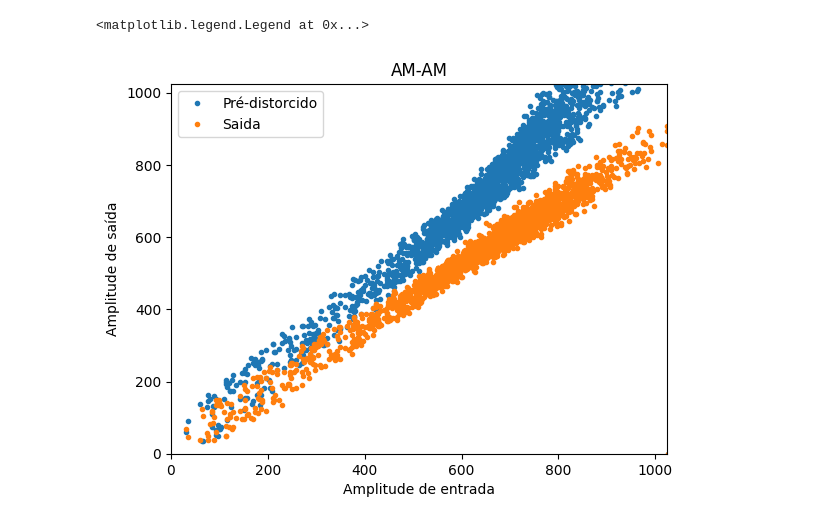
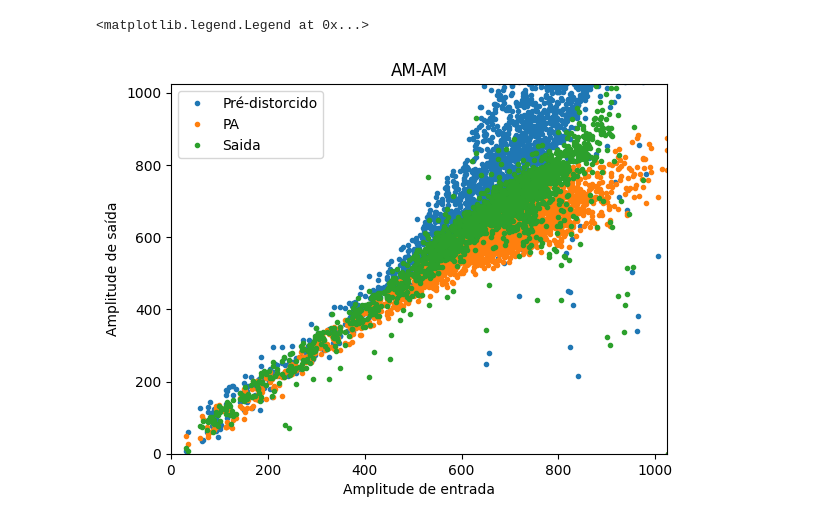
Before and after one commit to Je-Leo-AS/DPD, a Jupyter notebook: Atividade 5/MP.ipynb, the cells around one changed output. Drawn from its saved outputs; the diff is of its cells as text; code cells hidden in the pictures.

```diff
--- a/Atividade 5/MP.ipynb
+++ b/Atividade 5/MP.ipynb
@@ -106,8 +109,8 @@ def mp(P, M, xn):
                 XX[l-M-1, ((p-1)*(M+1))+m] = (np.abs(xn[l-m])**(2*p-2)*(xn[l-m]))[0]
     return XX
 
-readeq = lambda val, precision: np.floor(val / (2 ** precision))
-
+def readeq(val, precision):
+    return np.floor(val / (2 ** precision))
 
 def mp_int(P, M, xn, bits):
     L = xn.shape
@@ -253,33 +261,29 @@ plt.show()
 # %%
 M = 3
 P = 5
 p_bits = 10
-
+# normalização
 in_val_fixed = np.round(in_val_norm * (2 ** p_bits))
 out_val_fixed = np.round(out_val_norm * (2 ** p_bits))
 in_ext_fixed = np.round(in_ext_norm * (2 ** p_bits))
 out_ext_fixed = np.round(out_ext_norm * (2 ** p_bits))
 
-XX_val = mp_int(P, M, in_ext_fixed, p_bits)
-predicted_val_fixed_pre, e_bits = MultiplicadorMatrizes(coefficients_pre, XX_val, p_bits)
+# saida do PA com o sinal predistorcdo
+XX_val_PA_saida = mp_int(P, M, predicted_val_fixed_pre, p_bits)
+predicted_val_saida, e_bits = MultiplicadorMatrizes(coefficients_norm_pa, XX_val_PA_saida, p_bits)
 
 
-XX_val_pre = mp_int(P, M, predicted_val_fixed_pre, p_bits)
-predicted_val_final, e_bits = MultiplicadorMatrizes(coefficients, XX_val, p_bits)
+plt.figure()
+plt.plot(np.abs(in_val_fixed[M:]), np.abs(predicted_val_fixed_pre), '.', label='Pré-distorcido')
+plt.plot(np.abs(in_val_fixed[M:]), np.abs(predicted_val_fixed_PA), '.', label='PA')
+plt.plot(np.abs(in_val_fixed[M*2:]), np.abs(predicted_val_saida), '.', label='Saida'  )
+plt.xlim([0, 2 ** p_bits])
+plt.ylim([0, 2 ** p_bits])
 
-XX_val_AP = mp_int(P, M, in_ext_fixed, p_bits)
-predicted_val_final, e_bits = MultiplicadorMatrizes(coefficients, XX_val_AP, p_bits)
+plt.xlabel('Amplitude de entrada')
+plt.ylabel('Amplitude de saída')
+plt.title('AM-AM')
+plt.legend()
+# %% [output]
+<matplotlib.legend.Legend at 0x...>
+[figure, added]
-# %%
-plt.figure()
-plt.plot(np.abs(in_val_fixed[M:]), np.abs(predicted_val_fixed_pre), '.', label='Pré-distorcido')
-plt.plot(np.abs(in_val_fixed[M:]), np.abs(predicted_val_final), '.', label='Saida'  )
-plt.xlim([0, 2 ** p_bits])
-plt.ylim([0, 2 ** p_bits])
-
-plt.xlabel('Amplitude de entrada')
-plt.ylabel('Amplitude de saída')
-plt.title('AM-AM')
-plt.legend()
-# %% [output]
-<matplotlib.legend.Legend at 0x...>
-[figure, removed]
```
Also changed, not shown: parts of 8 cells of this notebook, 1 other file.
